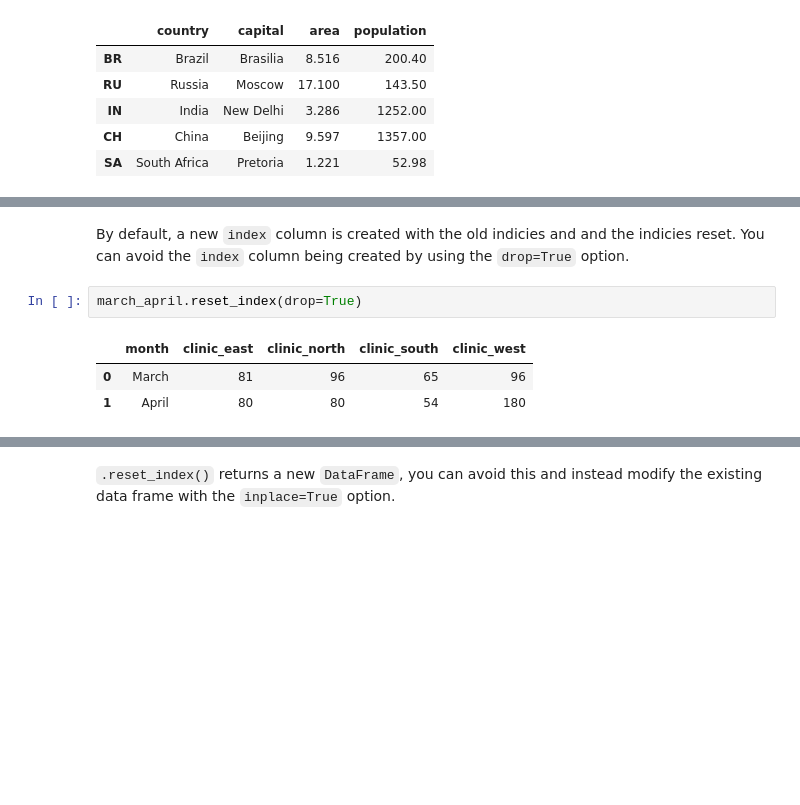
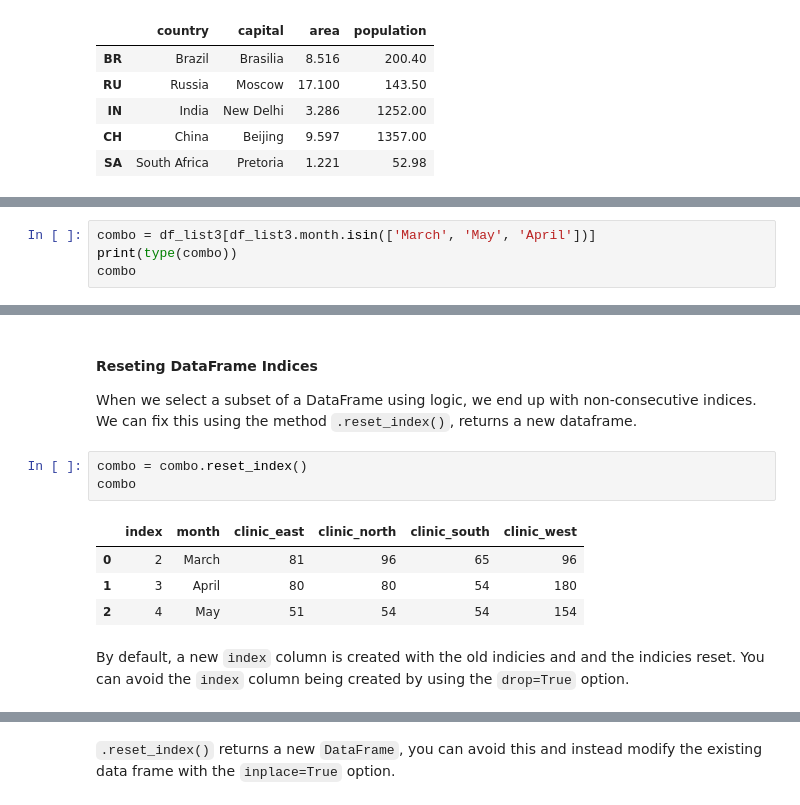
Before and after one commit to TheBoyMoe/DataScience-Repo, a Jupyter notebook: CodeAcademy-Data-Science/05-Pandas/01-pandas-basics.ipynb, the cells around one changed output, grey strips where cells are left out. Drawn from its saved outputs; the diff is of its cells as text; blank space fills up the shorter version.

```diff
--- a/CodeAcademy-Data-Science/05-Pandas/01-pandas-basics.ipynb
+++ b/CodeAcademy-Data-Science/05-Pandas/01-pandas-basics.ipynb
@@ -297,0 +328,4 @@ march_april.reset_index()
+# %%
+combo = df_list3[df_list3.month.isin(['March', 'May', 'April'])]
+print(type(combo))
+combo
@@ -298,8 +338,14 @@ march_april.reset_index()
+# %% [markdown]
+#### Reseting DataFrame Indices
+
+When we select a subset of a DataFrame using logic, we end up with non-consecutive indices. We can fix this using the method `.reset_index()`, returns a new dataframe.
+# %%
+combo = combo.reset_index()
+combo
+# %% [output]
+|  | index | month | clinic_east | clinic_north | clinic_south | clinic_west |
+| 0 | 2 | March | 81 | 96 | 65 | 96 |
+| 1 | 3 | April | 80 | 80 | 54 | 180 |
+| 2 | 4 | May | 51 | 54 | 54 | 154 |
 # %% [markdown]
 By default, a new `index` column is created with the old indicies and and the indicies reset. You can avoid the `index` column being created by using the `drop=True` option.
-# %%
-march_april.reset_index(drop=True)
-# %% [output]
-|  | month | clinic_east | clinic_north | clinic_south | clinic_west |
-| 0 | March | 81 | 96 | 65 | 96 |
-| 1 | April | 80 | 80 | 54 | 180 |
```
Also changed, not shown: parts of 75 cells of this notebook, 6 other files.
